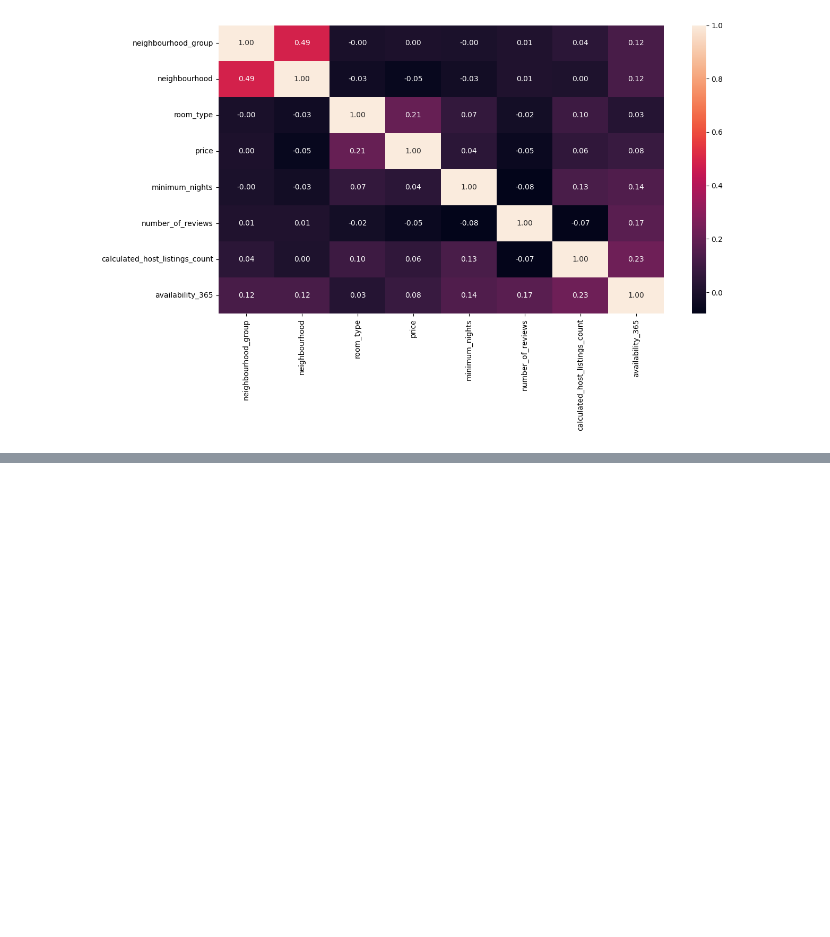
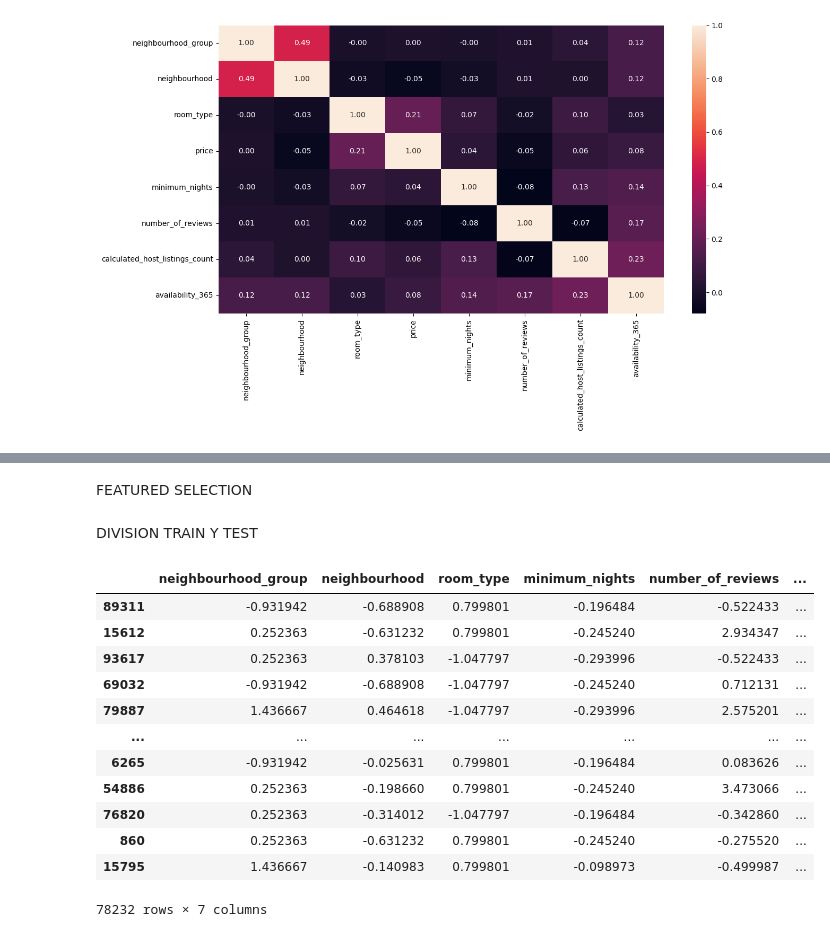
Before and after one commit to Rafaelperezortiz/proyectEDA, a Jupyter notebook: src/explore.ipynb, the cells around one changed output, grey strips where cells are left out. Cells and saved outputs as stored; diff of their text form; code cells hidden in the pictures; blank space fills up the shorter version.

```diff
--- a/src/explore.ipynb
+++ b/src/explore.ipynb
@@ -248,0 +256,11 @@ total_data.describe()
+# %%
+from sklearn.preprocessing import StandardScaler
+
+num_variables = total_data.columns[total_data.columns != "price"]
+prices = total_data["price"]
+
+scaler = StandardScaler()
+norm_features = scaler.fit_transform(total_data[num_variables])
+total_data_norm = pd.DataFrame(norm_features, index = total_data.index, columns = num_variables)
+total_data_norm["price"] = prices
+total_data_norm.head()
@@ -248,0 +294,26 @@ total_data.describe()
+# %% [markdown]
+FEATURED SELECTION
+# %% [markdown]
+DIVISION TRAIN Y TEST
+# %%
+from sklearn.model_selection import train_test_split
+
+X = total_data_norm.drop("price", axis = 1)
+y = total_data_norm["price"]
+
+X_train, X_test, y_train, y_test = train_test_split(X,y, test_size = 0.2, random_state = 42)
+X_train
+# %% [output]
+|  | neighbourhood_group | neighbourhood | room_type | minimum_nights | number_of_reviews | ... |
+| 89311 | -0.931942 | -0.688908 | 0.799801 | -0.196484 | -0.522433 | ... |
+| 15612 | 0.252363 | -0.631232 | 0.799801 | -0.245240 | 2.934347 | ... |
+| 93617 | 0.252363 | 0.378103 | -1.047797 | -0.293996 | -0.522433 | ... |
+| 69032 | -0.931942 | -0.688908 | -1.047797 | -0.245240 | 0.712131 | ... |
+| 79887 | 1.436667 | 0.464618 | -1.047797 | -0.293996 | 2.575201 | ... |
+| ... | ... | ... | ... | ... | ... | ... |
+| 6265 | -0.931942 | -0.025631 | 0.799801 | -0.196484 | 0.083626 | ... |
+| 54886 | 0.252363 | -0.198660 | 0.799801 | -0.245240 | 3.473066 | ... |
+| 76820 | 0.252363 | -0.314012 | -1.047797 | -0.196484 | -0.342860 | ... |
+| 860 | 0.252363 | -0.631232 | 0.799801 | -0.245240 | -0.275520 | ... |
+| 15795 | 1.436667 | -0.140983 | 0.799801 | -0.098973 | -0.499987 | ... |
+78232 rows × 7 columns
```
Also changed, not shown: parts of 9 cells of this notebook.
